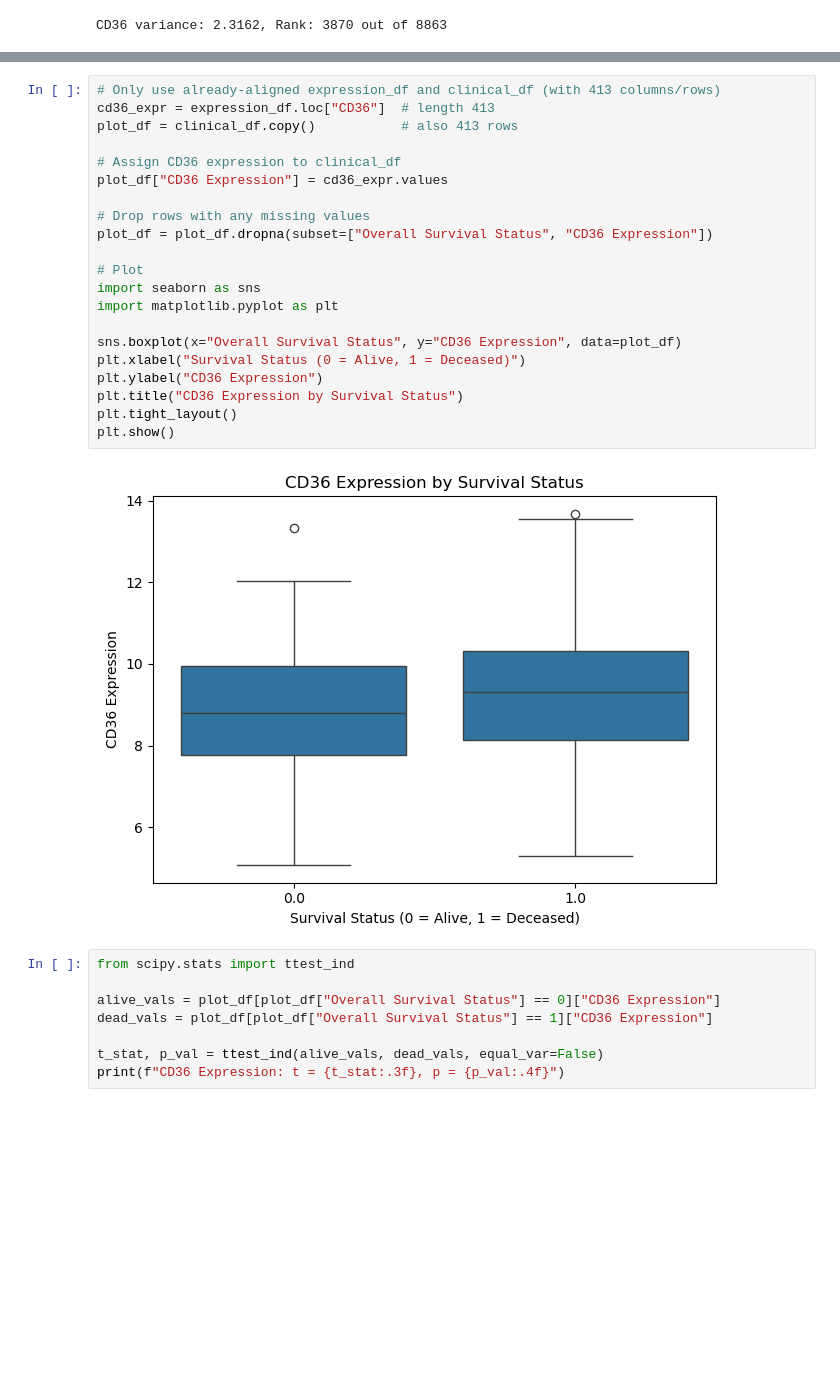
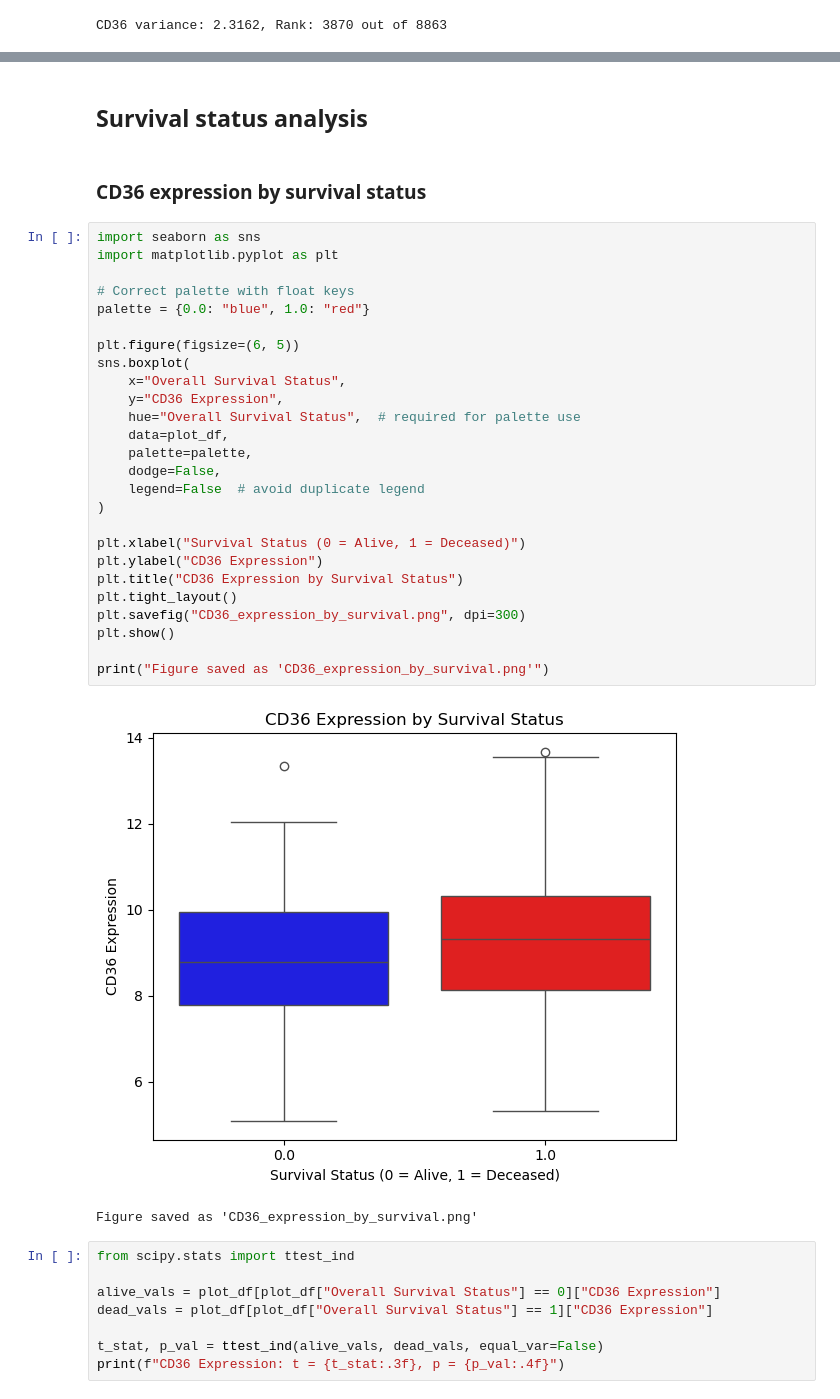
Before and after one commit to atanugiri/gastric-cancer, a Jupyter notebook: 01_Data_Analysis.ipynb, the cells around one changed output, grey strips where cells are left out. Saved outputs shown, nothing was run; the diff lists cells and outputs as text; blank space fills up the shorter version.

Commit message:
Data analysis

```diff
--- a/01_Data_Analysis.ipynb
+++ b/01_Data_Analysis.ipynb
@@ -169,26 +135,36 @@ plt.show()
+# %% [markdown]
+## Survival status analysis
+# %% [markdown]
+### CD36 expression by survival status
 # %%
-# Only use already-aligned expression_df and clinical_df (with 413 columns/rows)
-cd36_expr = expression_df.loc["CD36"]  # length 413
-plot_df = clinical_df.copy()           # also 413 rows
-
-# Assign CD36 expression to clinical_df
-plot_df["CD36 Expression"] = cd36_expr.values
-
-# Drop rows with any missing values
-plot_df = plot_df.dropna(subset=["Overall Survival Status", "CD36 Expression"])
-
-# Plot
 import seaborn as sns
 import matplotlib.pyplot as plt
 
-sns.boxplot(x="Overall Survival Status", y="CD36 Expression", data=plot_df)
+# Correct palette with float keys
+palette = {0.0: "blue", 1.0: "red"}
+
+plt.figure(figsize=(6, 5))
+sns.boxplot(
+    x="Overall Survival Status",
+    y="CD36 Expression",
+    hue="Overall Survival Status",  # required for palette use
+    data=plot_df,
+    palette=palette,
+    dodge=False,
+    legend=False  # avoid duplicate legend
+)
+
 plt.xlabel("Survival Status (0 = Alive, 1 = Deceased)")
 plt.ylabel("CD36 Expression")
 plt.title("CD36 Expression by Survival Status")
 plt.tight_layout()
+plt.savefig("CD36_expression_by_survival.png", dpi=300)
 plt.show()
+
+print("Figure saved as 'CD36_expression_by_survival.png'")
 # %% [output]
-[figure, old version]
+[figure, new version]
+Figure saved as 'CD36_expression_by_survival.png'
 # %%
 from scipy.stats import ttest_ind
 
```
Also changed, not shown: parts of 44 cells of this notebook.
